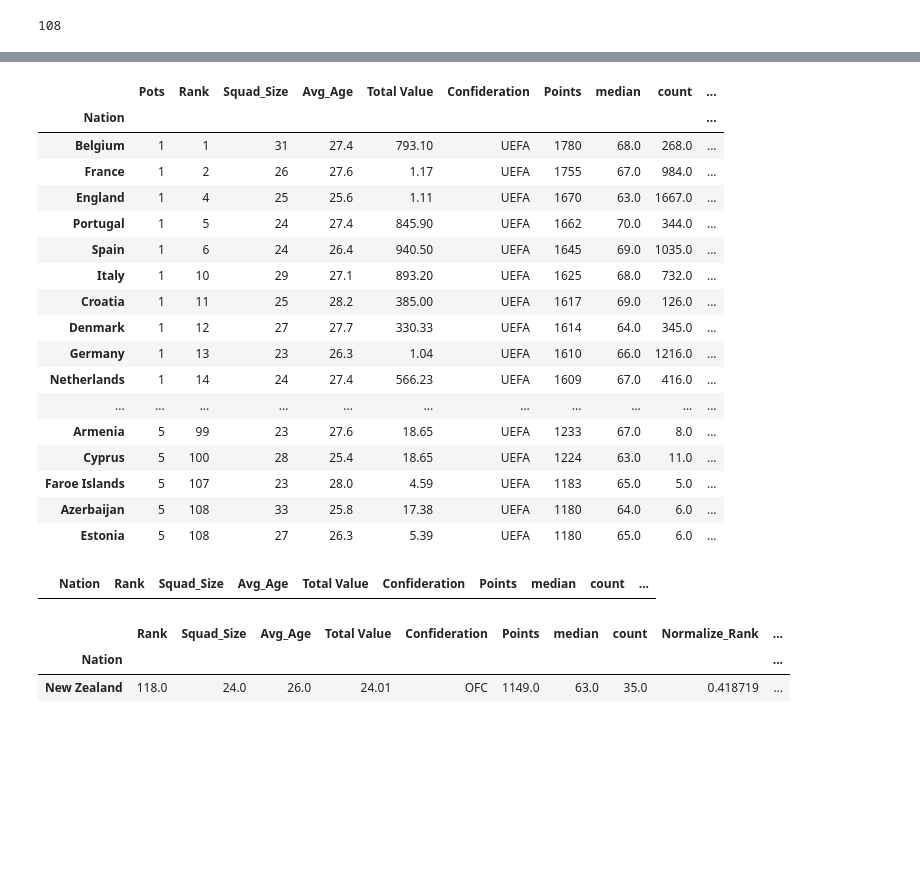
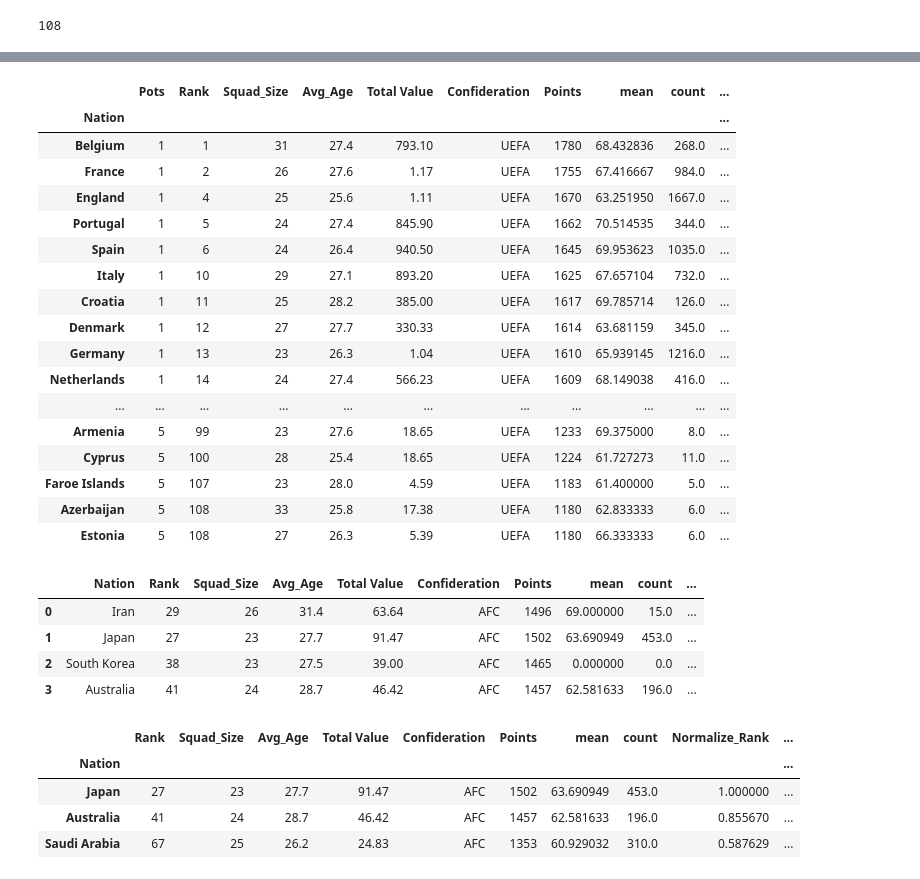
Before and after one commit to rajat3Illinois/2021_Spring_finals, a Jupyter notebook: WorldCupTeamPredictor.ipynb, the cells around one changed output, grey strips where cells are left out. Saved outputs shown, nothing was run; the diff lists cells and outputs as text; code cells hidden in the pictures; blank space fills up the shorter version.

```diff
--- a/WorldCupTeamPredictor.ipynb
+++ b/WorldCupTeamPredictor.ipynb
@@ -133,6 +175,6 @@ team_details
 | Azerbaijan | 5 | 108 | 33 | 25.8 | $17.38m | UEFA | 1180 |
 | Estonia | 5 | 108 | 27 | 26.3 | $5.39m | UEFA | 1180 |
 # %%
-grouped_players_df = players_df.groupby('nationality')['overall'].agg(['median', 'count'])
-grouped_players_df.head(30)
+grouped_players_df = players_df.groupby('nationality')['overall'].agg(['mean', 'count'])
+grouped_players_df
 # %% [output]
@@ -179,3 +219,0 @@ team_player_details
-# %%
-team_player_details['Rank'] = team_player_details['Rank']
-team_player_details
@@ -283,40 +324,46 @@ team_player_details['Total Value'] = team_player_details['Total Value'].replace(
 team_player_details['Total Value'] = team_player_details['Total Value'].replace({'Th': ''}, regex=True)
 team_player_details
 # %% [output]
-|  | Pots | Rank | Squad_Size | Avg_Age | Total Value | Confideration | Points | median | count | ... |
+|  | Pots | Rank | Squad_Size | Avg_Age | Total Value | Confideration | Points | mean | count | ... |
 | Nation |  |  |  |  |  |  |  |  |  | ... |
-| Belgium | 1 | 1 | 31 | 27.4 | 793.10 | UEFA | 1780 | 68.0 | 268.0 | ... |
-| France | 1 | 2 | 26 | 27.6 | 1.17 | UEFA | 1755 | 67.0 | 984.0 | ... |
-| England | 1 | 4 | 25 | 25.6 | 1.11 | UEFA | 1670 | 63.0 | 1667.0 | ... |
-| Portugal | 1 | 5 | 24 | 27.4 | 845.90 | UEFA | 1662 | 70.0 | 344.0 | ... |
-| Spain | 1 | 6 | 24 | 26.4 | 940.50 | UEFA | 1645 | 69.0 | 1035.0 | ... |
-| Italy | 1 | 10 | 29 | 27.1 | 893.20 | UEFA | 1625 | 68.0 | 732.0 | ... |
-| Croatia | 1 | 11 | 25 | 28.2 | 385.00 | UEFA | 1617 | 69.0 | 126.0 | ... |
-| Denmark | 1 | 12 | 27 | 27.7 | 330.33 | UEFA | 1614 | 64.0 | 345.0 | ... |
-| Germany | 1 | 13 | 23 | 26.3 | 1.04 | UEFA | 1610 | 66.0 | 1216.0 | ... |
-| Netherlands | 1 | 14 | 24 | 27.4 | 566.23 | UEFA | 1609 | 67.0 | 416.0 | ... |
+| Belgium | 1 | 1 | 31 | 27.4 | 793.10 | UEFA | 1780 | 68.432836 | 268.0 | ... |
+| France | 1 | 2 | 26 | 27.6 | 1.17 | UEFA | 1755 | 67.416667 | 984.0 | ... |
+| England | 1 | 4 | 25 | 25.6 | 1.11 | UEFA | 1670 | 63.251950 | 1667.0 | ... |
+| Portugal | 1 | 5 | 24 | 27.4 | 845.90 | UEFA | 1662 | 70.514535 | 344.0 | ... |
+| Spain | 1 | 6 | 24 | 26.4 | 940.50 | UEFA | 1645 | 69.953623 | 1035.0 | ... |
+| Italy | 1 | 10 | 29 | 27.1 | 893.20 | UEFA | 1625 | 67.657104 | 732.0 | ... |
+| Croatia | 1 | 11 | 25 | 28.2 | 385.00 | UEFA | 1617 | 69.785714 | 126.0 | ... |
+| Denmark | 1 | 12 | 27 | 27.7 | 330.33 | UEFA | 1614 | 63.681159 | 345.0 | ... |
+| Germany | 1 | 13 | 23 | 26.3 | 1.04 | UEFA | 1610 | 65.939145 | 1216.0 | ... |
+| Netherlands | 1 | 14 | 24 | 27.4 | 566.23 | UEFA | 1609 | 68.149038 | 416.0 | ... |
 | ... | ... | ... | ... | ... | ... | ... | ... | ... | ... | ... |
-| Armenia | 5 | 99 | 23 | 27.6 | 18.65 | UEFA | 1233 | 67.0 | 8.0 | ... |
-| Cyprus | 5 | 100 | 28 | 25.4 | 18.65 | UEFA | 1224 | 63.0 | 11.0 | ... |
-| Faroe Islands | 5 | 107 | 23 | 28.0 | 4.59 | UEFA | 1183 | 65.0 | 5.0 | ... |
-| Azerbaijan | 5 | 108 | 33 | 25.8 | 17.38 | UEFA | 1180 | 64.0 | 6.0 | ... |
-| Estonia | 5 | 108 | 27 | 26.3 | 5.39 | UEFA | 1180 | 65.0 | 6.0 | ... |
+| Armenia | 5 | 99 | 23 | 27.6 | 18.65 | UEFA | 1233 | 69.375000 | 8.0 | ... |
+| Cyprus | 5 | 100 | 28 | 25.4 | 18.65 | UEFA | 1224 | 61.727273 | 11.0 | ... |
+| Faroe Islands | 5 | 107 | 23 | 28.0 | 4.59 | UEFA | 1183 | 61.400000 | 5.0 | ... |
+| Azerbaijan | 5 | 108 | 33 | 25.8 | 17.38 | UEFA | 1180 | 62.833333 | 6.0 | ... |
+| Estonia | 5 | 108 | 27 | 26.3 | 5.39 | UEFA | 1180 | 66.333333 | 6.0 | ... |
 # %%
 team_player_details['Total Value']=team_player_details['Total Value'].astype(float)
 # %%
 different_teams_qualified = team_player_details.loc[(team_player_details['Normalize_Rank'].gt(0.4)) &
-(team_player_details['Total Value'].gt(150))].reset_index()
+(team_player_details['Total Value'].gt(35))].reset_index()
 different_teams_qualified
 # %% [output]
-|  | Nation | Rank | Squad_Size | Avg_Age | Total Value | Confideration | Points | median | count | ... |
+|  | Nation | Rank | Squad_Size | Avg_Age | Total Value | Confideration | Points | mean | count | ... |
+| 0 | Iran | 29 | 26 | 31.4 | 63.64 | AFC | 1496 | 69.000000 | 15.0 | ... |
+| 1 | Japan | 27 | 23 | 27.7 | 91.47 | AFC | 1502 | 63.690949 | 453.0 | ... |
+| 2 | South Korea | 38 | 23 | 27.5 | 39.00 | AFC | 1465 | 0.000000 | 0.0 | ... |
+| 3 | Australia | 41 | 24 | 28.7 | 46.42 | AFC | 1457 | 62.581633 | 196.0 | ... |
 # %%
-teams_qualified = team_player_details.loc[(team_player_details['Normalize_Rank'].gt(0.3)) &
-((team_player_details['Squad_Size'] * 0.5) < team_player_details['Above_Median_Count'])]
+teams_qualified = team_player_details.loc[(team_player_details['Normalize_Rank'].gt(0.4)) &
+((team_player_details['Squad_Size'] * 1.5) < team_player_details['Above_Median_Count'])]
 teams_qualified
 # %% [output]
-|  | Rank | Squad_Size | Avg_Age | Total Value | Confideration | Points | median | count | Normalize_Rank | ... |
+|  | Rank | Squad_Size | Avg_Age | Total Value | Confideration | Points | mean | count | Normalize_Rank | ... |
 | Nation |  |  |  |  |  |  |  |  |  | ... |
-| New Zealand | 118.0 | 24.0 | 26.0 | 24.01 | OFC | 1149.0 | 63.0 | 35.0 | 0.418719 | ... |
+| Japan | 27 | 23 | 27.7 | 91.47 | AFC | 1502 | 63.690949 | 453.0 | 1.000000 | ... |
+| Australia | 41 | 24 | 28.7 | 46.42 | AFC | 1457 | 62.581633 | 196.0 | 0.855670 | ... |
+| Saudi Arabia | 67 | 25 | 26.2 | 24.83 | AFC | 1353 | 60.929032 | 310.0 | 0.587629 | ... |
 # %%
 different_values = teams_qualified[~teams_qualified.isin(different_teams_qualified)].dropna()
 different_values
```
Also changed, not shown: parts of 30 cells of this notebook, 2 other files.
